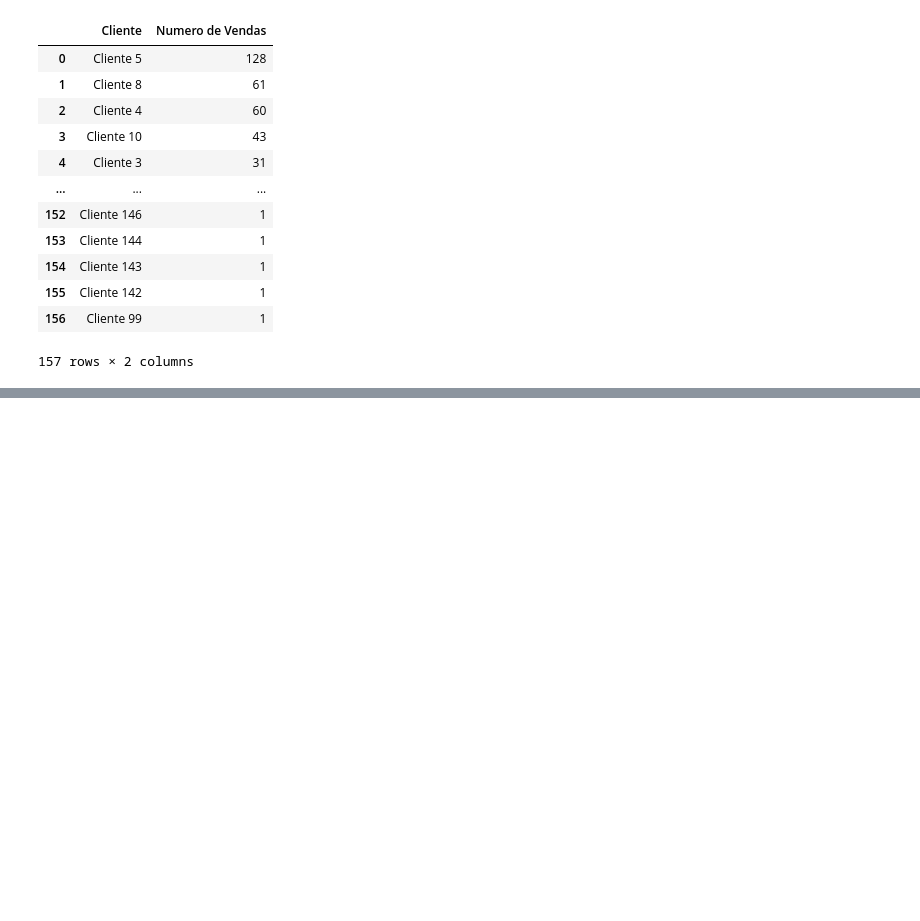
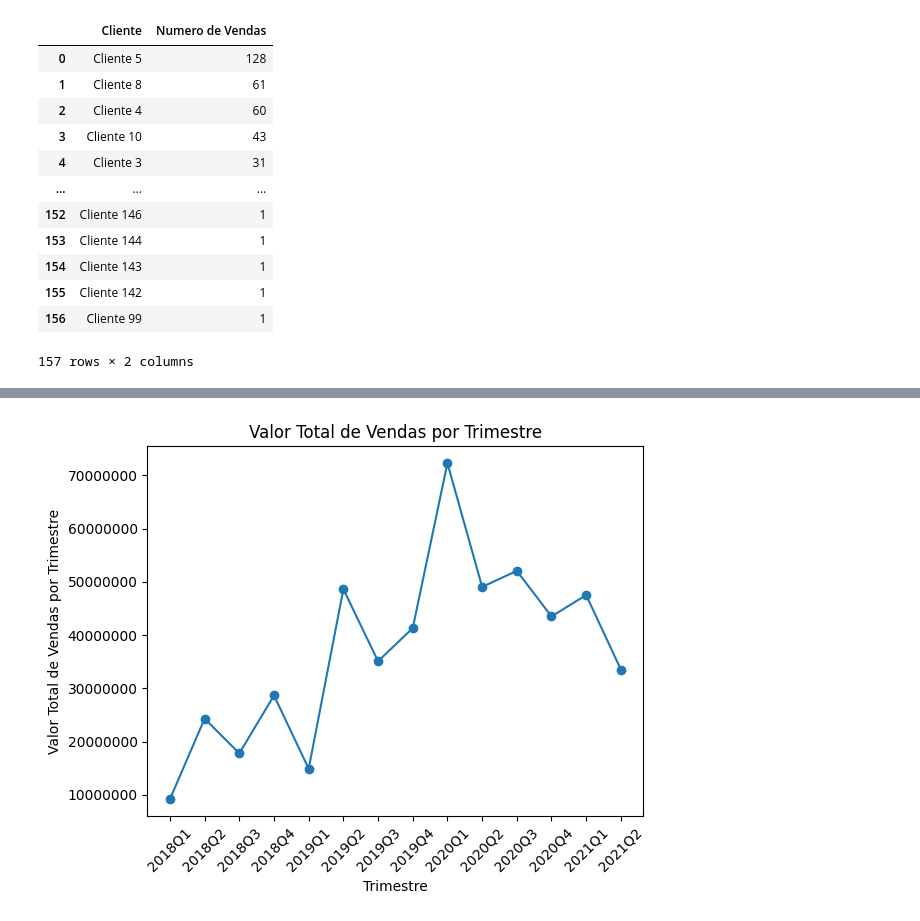
Before and after one commit to QuarksEcosystem/desafio_sql, a Jupyter notebook: desafio_sql.ipynb, the cells around one changed output, grey strips where cells are left out. Drawn from its saved outputs; the diff is of its cells as text; code cells hidden in the pictures; blank space fills up the shorter version.

Commit message:
adicionando grafico de vendas por trimestre

```diff
--- a/desafio_sql.ipynb
+++ b/desafio_sql.ipynb
@@ -209,0 +216,3 @@ numero_vendas_por_cliente
+# %%
+database['Data da Venda'] = pd.to_datetime(database['Data da Venda'], format='%d/%m/%Y')
+database['Trimestre'] = database['Data da Venda'].dt.to_period('Q') # 'Q' define um trimestre (quarto de ano)
@@ -209,0 +228,4 @@ numero_vendas_por_cliente
+# %%
+soma_por_trimestre = database.groupby('Trimestre')['Valor'].sum().reset_index()
+soma_por_trimestre['Trimestre'] = soma_por_trimestre['Trimestre'].astype(str) # convertendo para string para evitar erros com o plot
+print(soma_por_trimestre)
@@ -209,0 +248,10 @@ numero_vendas_por_cliente
+# %%
+plt.plot(soma_por_trimestre['Trimestre'], soma_por_trimestre['Valor'], marker='o')
+plt.title('Valor Total de Vendas por Trimestre')
+plt.xlabel('Trimestre')
+plt.ylabel('Valor Total de Vendas por Trimestre')
+plt.ticklabel_format(style='plain', axis='y') # retirando a notacao cientifica do eixo y para melhor legibilidade
+plt.xticks(rotation=45) # rotacionanco os valores no eixo x para melhor legibilidade
+plt.show()
+# %% [output]
+[figure, added]
```
Also changed, not shown: parts of 5 cells of this notebook.
